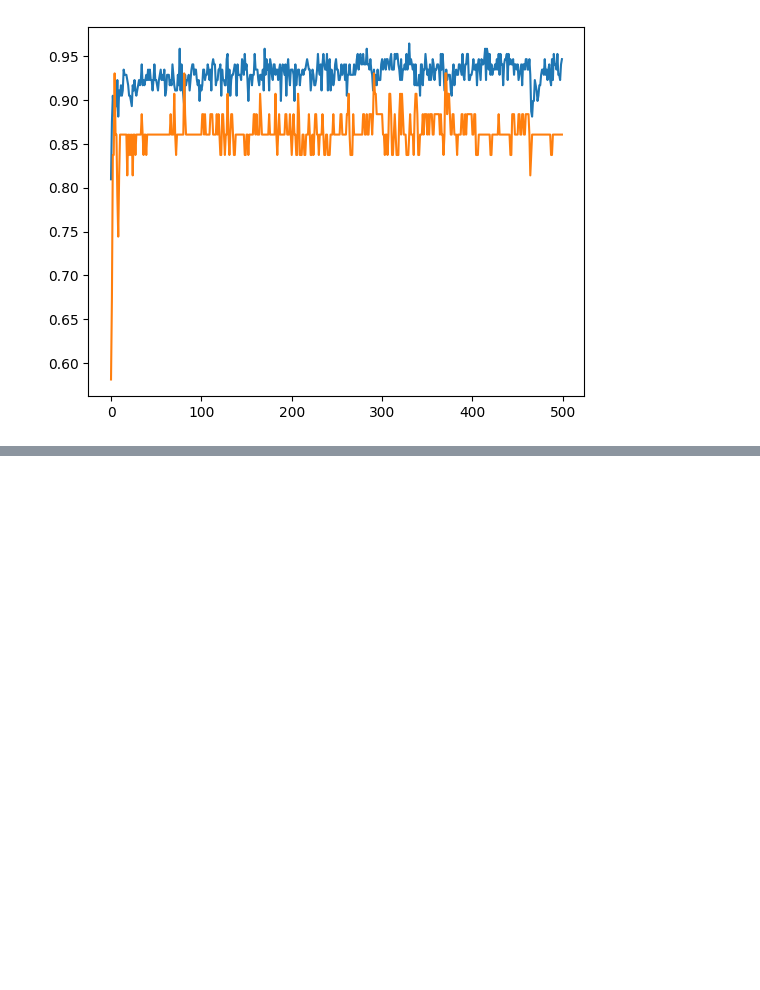
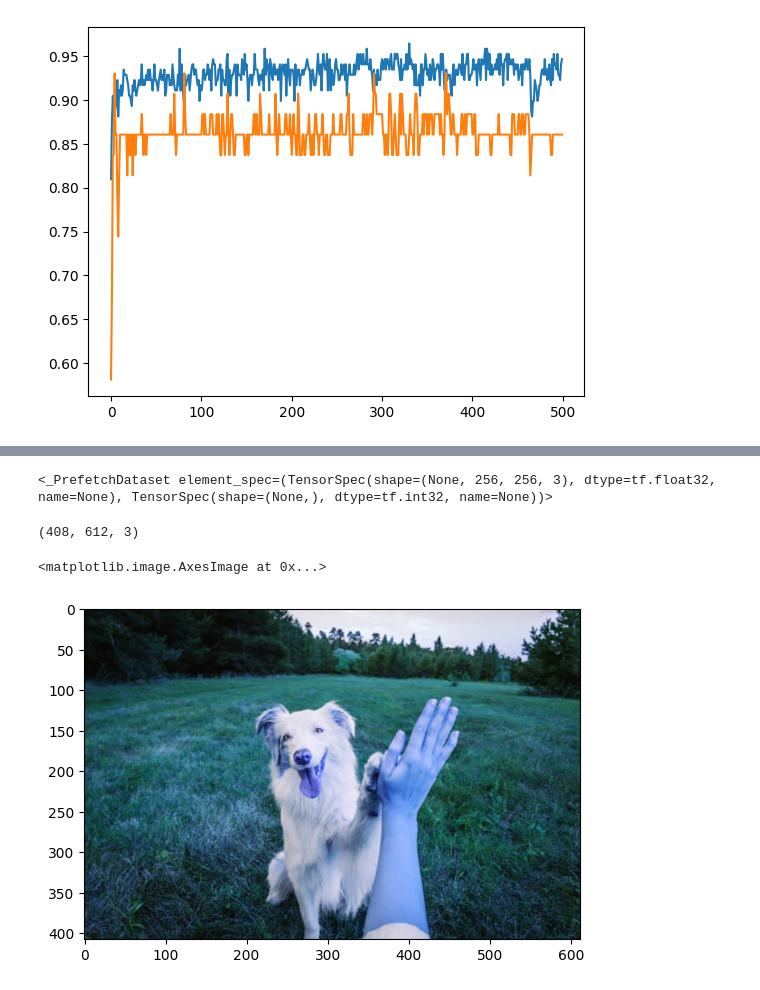
Before and after one commit to kunj10/DeepLearning, a Jupyter notebook: notebook/DL_Practicals.ipynb, the cells around one changed output, grey strips where cells are left out. Cells and saved outputs as stored; diff of their text form; code cells hidden in the pictures; blank space fills up the shorter version.

```diff
--- a/notebook/DL_Practicals.ipynb
+++ b/notebook/DL_Practicals.ipynb
@@ -1002,0 +1372,4 @@ plt.plot(history.history['val_accuracy'])
+# %%
+validation_ds
+# %% [output]
+<_PrefetchDataset element_spec=(TensorSpec(shape=(None, 256, 256, 3), dtype=tf.float32, name=None), TensorSpec(shape=(None,), dtype=tf.int32, name=None))>
@@ -1002,0 +1379,10 @@ plt.plot(history.history['val_accuracy'])
+# %%
+test_img = cv2.imread('/content/d1.jpg')
+test_img.shape
+# %% [output]
+(408, 612, 3)
+# %%
+plt.imshow(test_img)
+# %% [output]
+<matplotlib.image.AxesImage at 0x...>
+[figure, added]
```
Also changed, not shown: parts of 137 cells of this notebook, 2 other files.
